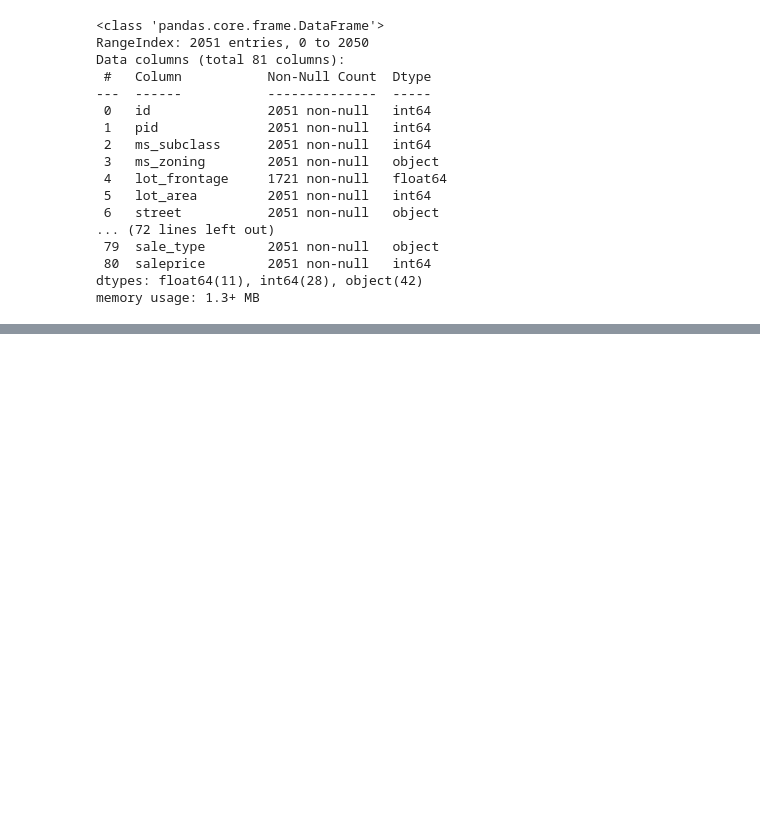
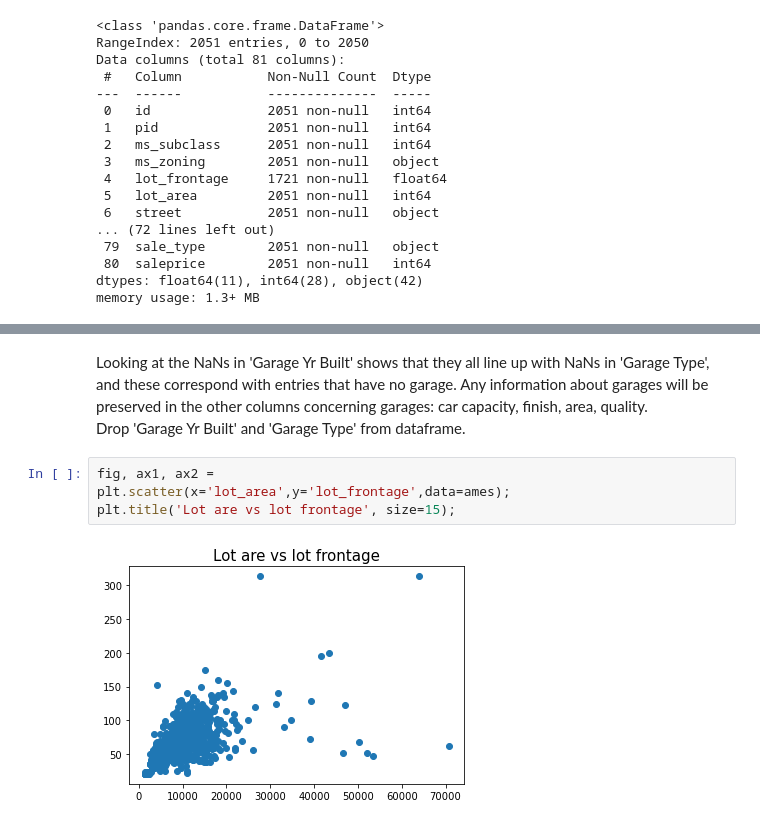
Before and after one commit to welcometohelen/firstkaggle_ames_housing, a Jupyter notebook: Untitled.ipynb, the cells around one changed output, grey strips where cells are left out. Cells and saved outputs as stored; diff of their text form; blank space fills up the shorter version.

```diff
--- a/Untitled.ipynb
+++ b/Untitled.ipynb
@@ -88,0 +198,9 @@ NA is its own level of ordinal rank in the case of 11 variables.  6 share the sa
+# %% [markdown]
+Looking at the NaNs in 'Garage Yr Built' shows that they all line up with NaNs in 'Garage Type', and these correspond with entries that have no garage.  Any information about garages will be preserved in the other columns concerning garages: car capacity, finish, area, quality.
+Drop 'Garage Yr Built' and 'Garage Type' from dataframe.
+# %%
+fig, ax1, ax2 =
+plt.scatter(x='lot_area',y='lot_frontage',data=ames);
+plt.title('Lot are vs lot frontage', size=15);
+# %% [output]
+[figure, added]
```
Also changed, not shown: parts of 25 cells of this notebook.
